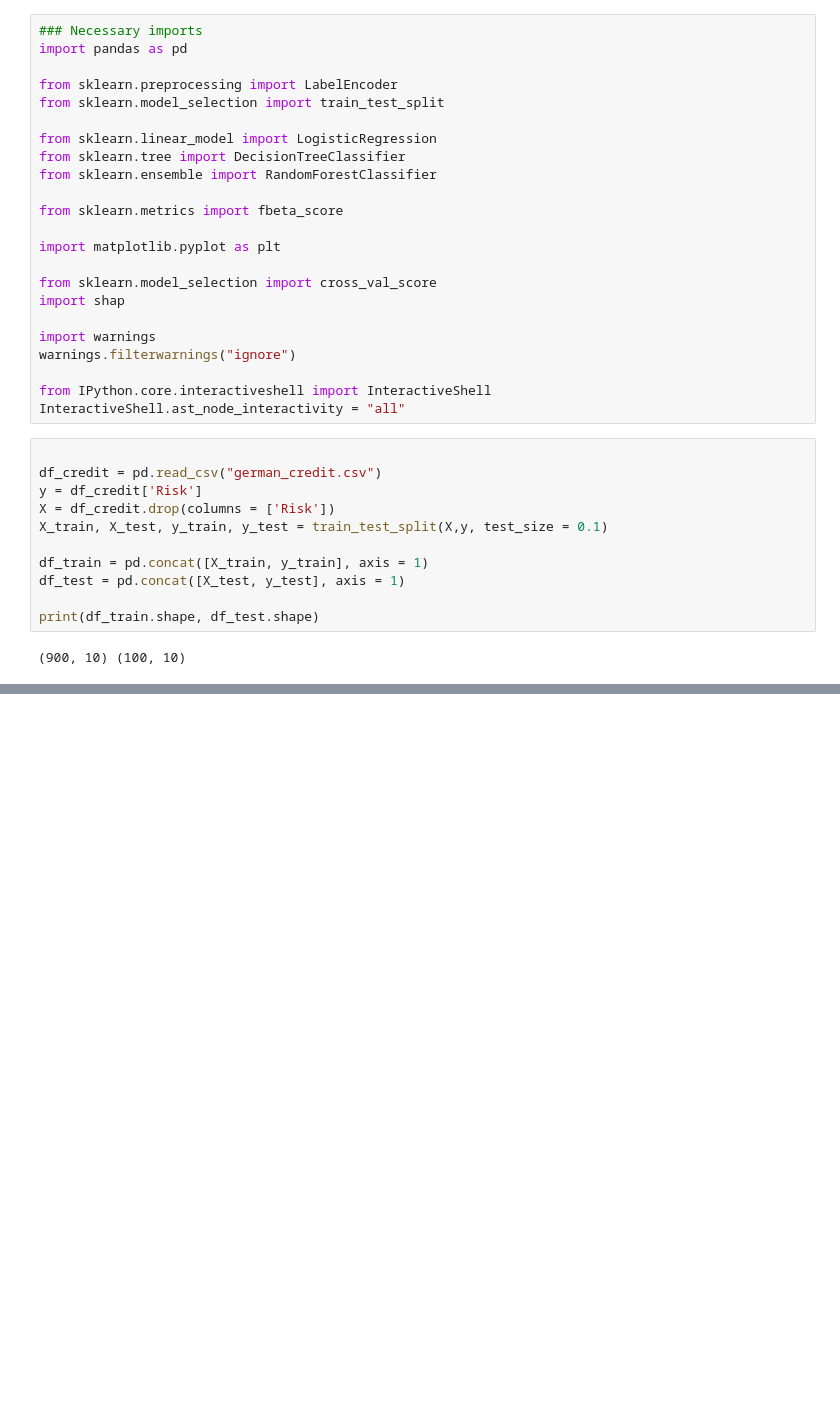
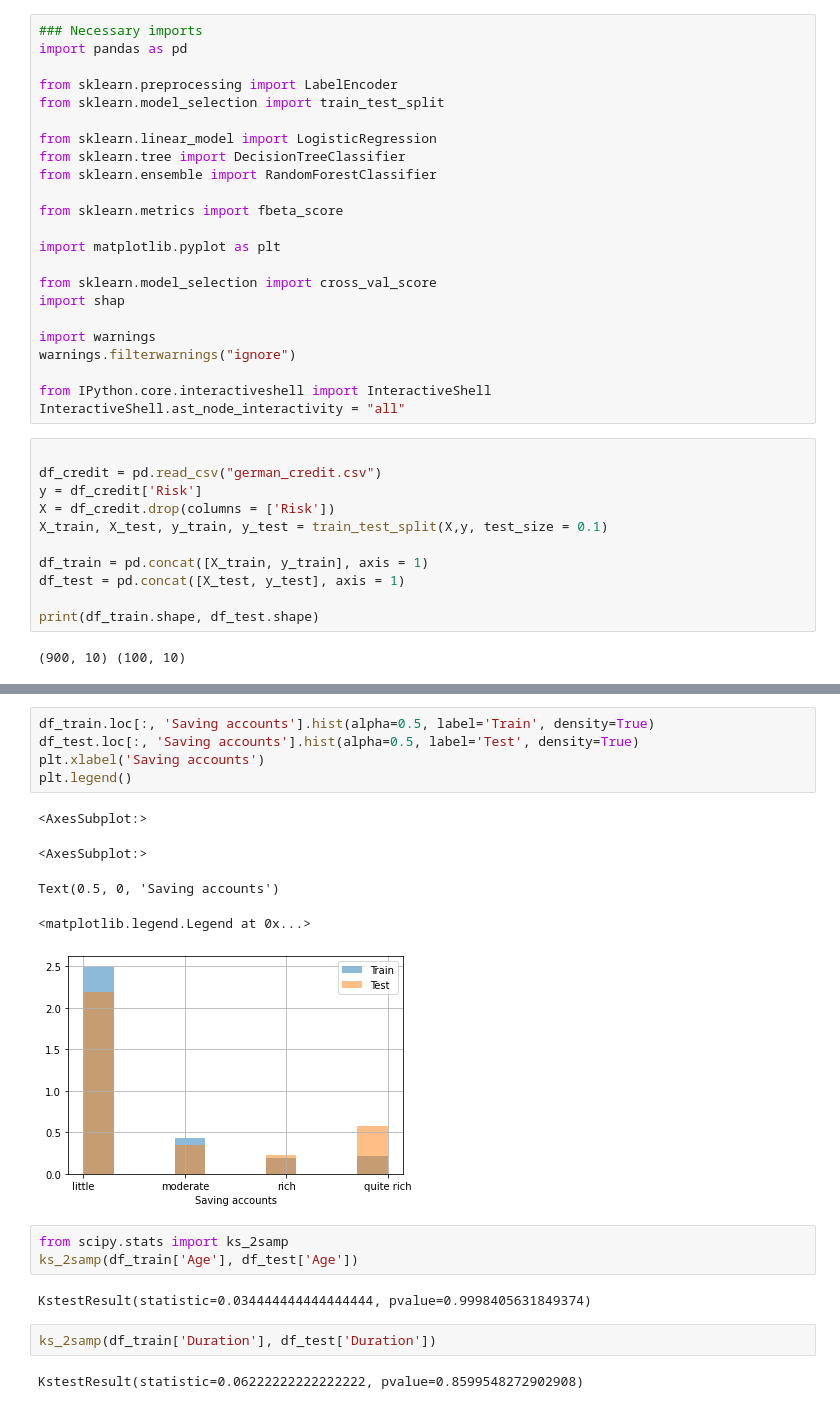
Before and after one commit to mostofa-ahsan/Credit_Risk_Proj, a Jupyter notebook: Data_Cleaning_&_EDA.ipynb, the cells around one changed output, grey strips where cells are left out. Saved outputs shown, nothing was run; the diff lists cells and outputs as text; blank space fills up the shorter version.

```diff
--- a/Data_Cleaning_&_EDA.ipynb
+++ b/Data_Cleaning_&_EDA.ipynb
@@ -83,0 +96,20 @@ Text(0.5, 0, 'Job')
+# %%
+df_train.loc[:, 'Saving accounts'].hist(alpha=0.5, label='Train', density=True)
+df_test.loc[:, 'Saving accounts'].hist(alpha=0.5, label='Test', density=True)
+plt.xlabel('Saving accounts')
+plt.legend()
+# %% [output]
+<AxesSubplot:>
+<AxesSubplot:>
+Text(0.5, 0, 'Saving accounts')
+<matplotlib.legend.Legend at 0x...>
+[figure, added]
+# %%
+from scipy.stats import ks_2samp
+ks_2samp(df_train['Age'], df_test['Age'])
+# %% [output]
+KstestResult(statistic=0.034444444444444444, pvalue=0.9998405631849374)
+# %%
+ks_2samp(df_train['Duration'], df_test['Duration'])
+# %% [output]
+KstestResult(statistic=0.06222222222222222, pvalue=0.8599548272902908)
```
Also changed, not shown: parts of 16 cells of this notebook.
